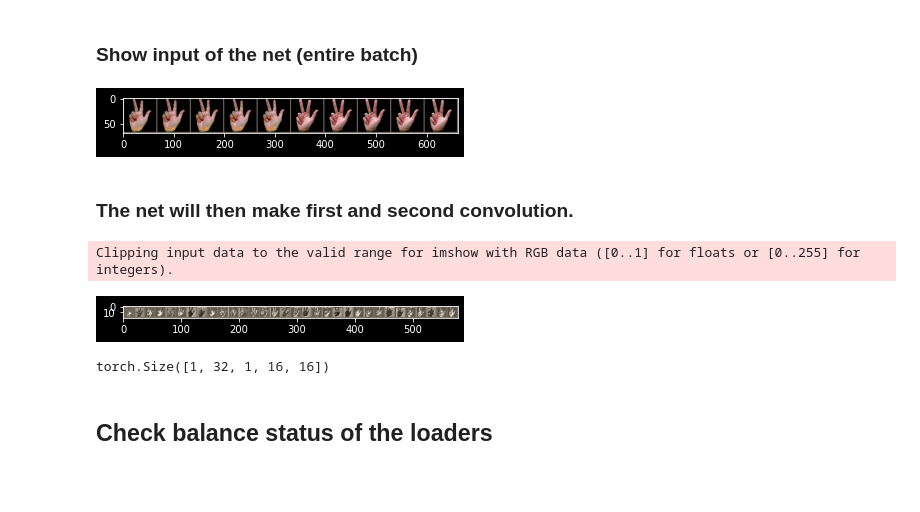
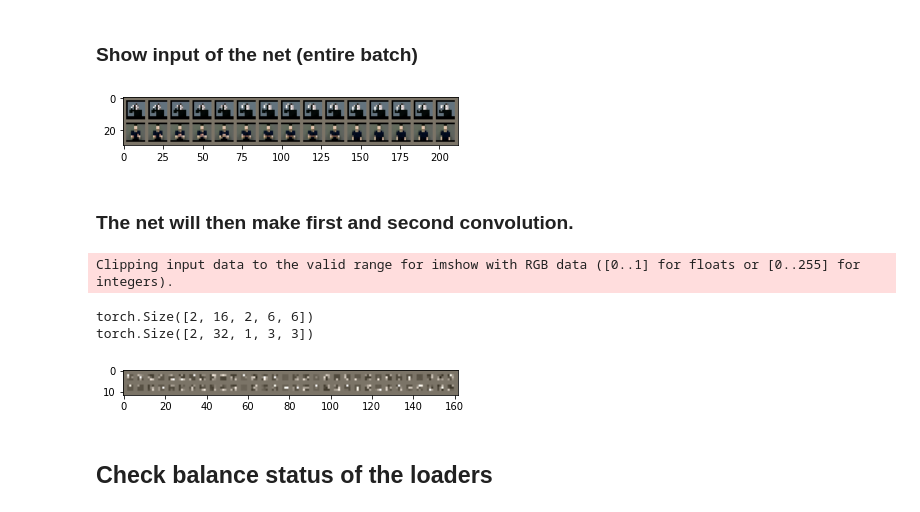
Before and after one commit to irg1008/Sign2Text, a Jupyter notebook: src/SimpleNet/train.ipynb, the cells around one changed output. Cells and saved outputs as stored; diff of their text form; code cells hidden in the pictures; blank space fills up the shorter version.

```diff
--- a/src/SimpleNet/train.ipynb
+++ b/src/SimpleNet/train.ipynb
@@ -3,11 +3,11 @@ from utils.video_dataset import VideoFrameDataset
 from config.torch_config import get_transform, device, normalize
 from config.dataset import get_dataset_path
 # %%
-NUM_SEGMENTS = 2
+NUM_SEGMENTS = 3
 FRAMES_PER_SEGMENT = 5
-BATCH_SIZE = 1
-IMAGE_SIZE = 64
-NUM_EPOCHS = 20
+BATCH_SIZE = 2
+IMAGE_SIZE = 12
+NUM_EPOCHS = 10
 LEARNING_RATE = 0.001
 # %%
 data_path, model_path = get_dataset_path(dataset="WLASL/videos")
@@ -63,35 +72,39 @@ def plot_grid(
 first_batch = next(iter(train_loader))[0]
 plot_grid(first_batch)
 # %% [output]
-[figure, old version]
+[figure, new version]
 # %% [markdown]
 ### The net will then make first and second convolution.
 # %%
 hidden_1, hidden_2 = 16, 32
 
-conv1 = nn.Conv3d(FRAMES_PER_SEGMENT*NUM_SEGMENTS, hidden_1, kernel_size=3, stride=2, padding=1)
+conv1 = nn.Conv3d(FRAMES_PER_SEGMENT*NUM_SEGMENTS, hidden_1, kernel_size=(2, 3, 3), stride=2, padding=1)
 conv2 = nn.Conv3d(hidden_1, hidden_2, kernel_size=3, stride=2, padding=1)
 relu = nn.LeakyReLU()
 batch_1 = nn.BatchNorm3d(hidden_1)
 batch_2 = nn.BatchNorm3d(hidden_2)
 
 x = first_batch
 
 x = conv1(x)
 x = relu(x)
 x = batch_1(x)
 
+print(x.shape)
+
 x = conv2(x)
 x = relu(x)
 x = batch_2(x)
 
+print(x.shape)
+
+
 plot_grid(x, nrow=hidden_2)
-
-x.shape
 # %% [output]
 Clipping input data to the valid range for imshow with RGB data ([0..1] for floats or [0..255] for integers).
+torch.Size([2, 16, 2, 6, 6])
+torch.Size([2, 32, 1, 3, 3])
-[figure, old version]
+[figure, new version]
-torch.Size([1, 32, 1, 16, 16])
 # %% [markdown]
 ## Check balance status of the loaders
 # %%
```
Also changed, not shown: parts of 10 cells of this notebook, 3 other files.
